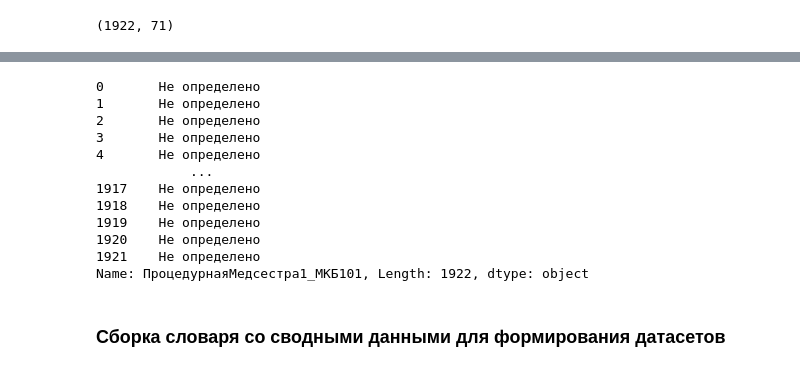
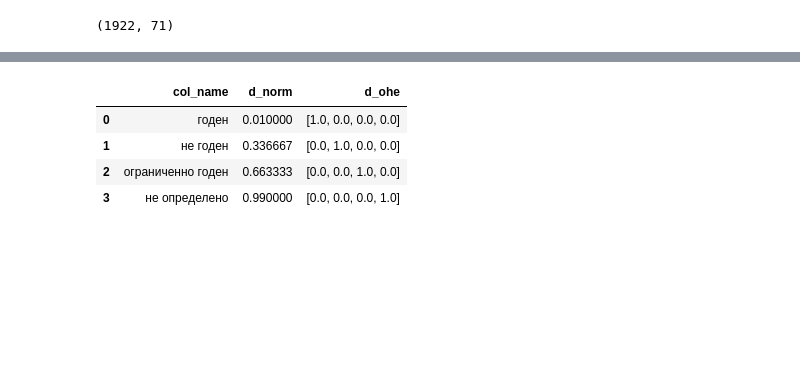
Before and after one commit to Untick/InspectrumClinic_RS_gr1, a Jupyter notebook: Marfida Alexander/A_Marfida_stajirovka_profpatolog_2.ipynb, the cells around one changed output, grey strips where cells are left out. Saved outputs shown, nothing was run; the diff lists cells and outputs as text; code cells hidden in the pictures; blank space fills up the shorter version.

```diff
--- a/Marfida Alexander/A_Marfida_stajirovka_profpatolog_2.ipynb
+++ b/Marfida Alexander/A_Marfida_stajirovka_profpatolog_2.ipynb
@@ -304,19 +628,0 @@ count_columns_fill(df, list(df.columns))
-# %%
-dnm = 'df'
-cmd = dnm + "['ПроцедурнаяМедсестра1_МКБ101']"
-eval(cmd)
-# %% [output]
-0       Не определено
-1       Не определено
-2       Не определено
-3       Не определено
-4       Не определено
-            ...
-1917    Не определено
-1918    Не определено
-1919    Не определено
-1920    Не определено
-1921    Не определено
-Name: ПроцедурнаяМедсестра1_МКБ101, Length: 1922, dtype: object
-# %% [markdown]
-### Сборка словаря со сводными данными для формирования датасетов
@@ -324,0 +629,9 @@ df.to_excel('/content/drive/MyDrive/УИИ(marphida)/Стажировка Про
+# %%
+dfcd_tr = dfcd['df_tr'][dfcd[dfcd['name']=='ЗаключениеМК'].index[0]]
+dfcd_tr
+# %% [output]
+|  | col_name | d_norm | d_ohe |
+| 0 | годен | 0.010000 | [1.0, 0.0, 0.0, 0.0] |
+| 1 | не годен | 0.336667 | [0.0, 1.0, 0.0, 0.0] |
+| 2 | ограниченно годен | 0.663333 | [0.0, 0.0, 1.0, 0.0] |
+| 3 | не определено | 0.990000 | [0.0, 0.0, 0.0, 1.0] |
```
Also changed, not shown: parts of 82 cells of this notebook.
